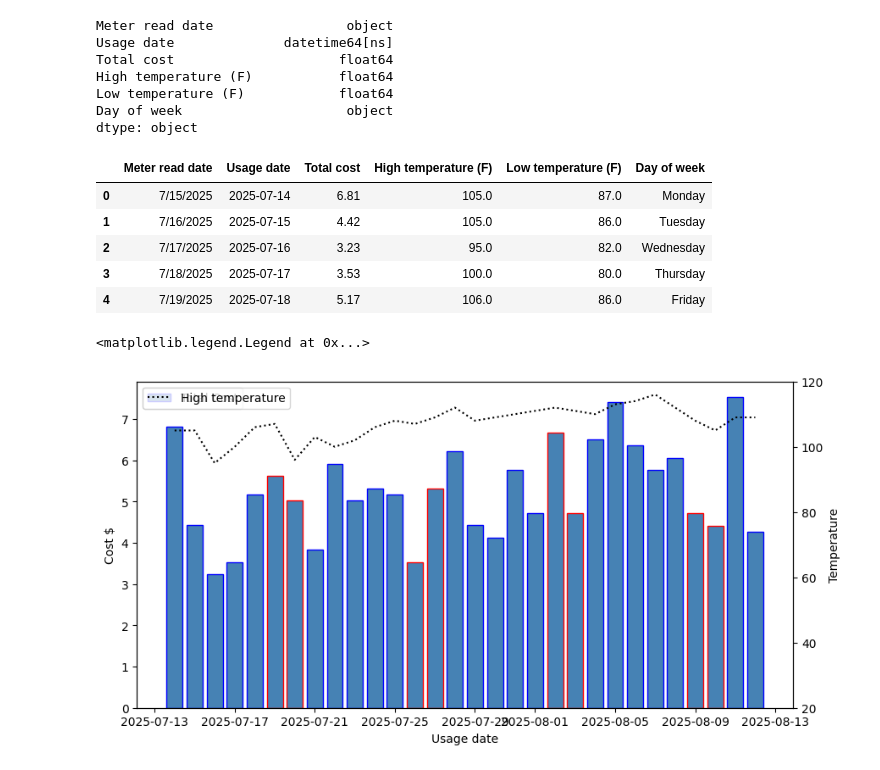
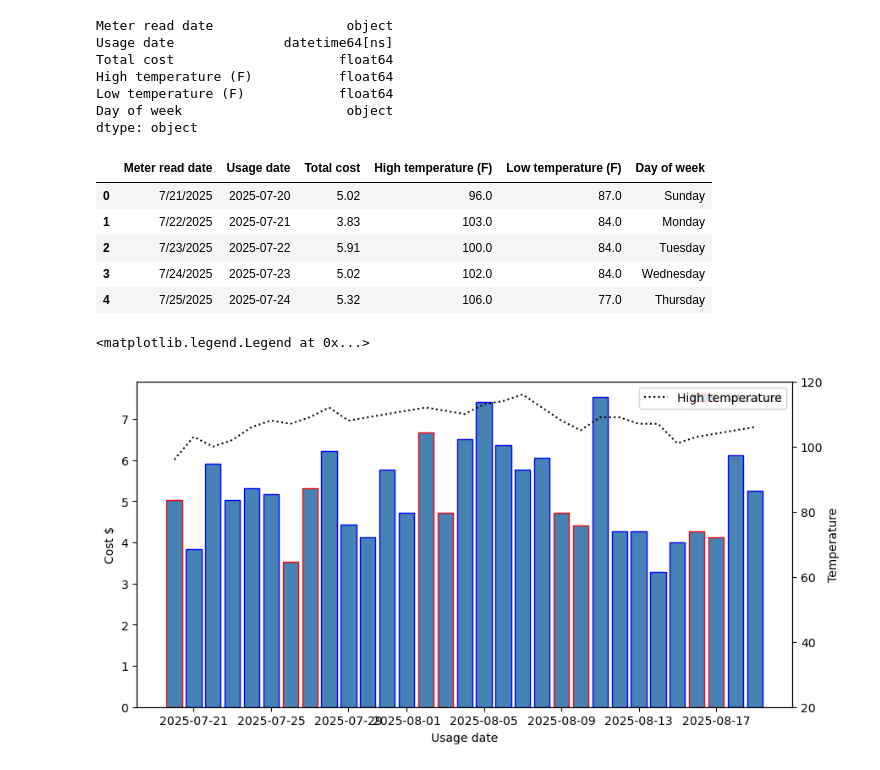
Before and after one commit to Natethanielr/custom_srp_dashboard, a Jupyter notebook: srp/srp.ipynb, the cells around one changed output. Drawn from its saved outputs; the diff is of its cells as text; code cells hidden in the pictures.

```diff
--- a/srp/srp.ipynb
+++ b/srp/srp.ipynb
@@ -4,31 +4,33 @@ import matplotlib.pyplot as plt
 import pandas as pd
 # %%
 # import daily cost csv
-df = pd.read_csv('dailyCost7_14_2025_to_8_12_2025.csv')
+df = pd.read_csv('dailyCost7_20_2025_to_8_19_2025.csv')
+# drop last combined row
+df = df.drop(df.index[-1])
 # import hourly cost csv
-df1 = pd.read_csv('hourlyCost7_14_2025_to_8_5_2025.csv')
+df1 = pd.read_csv('hourlyCost7_20_2025_to_8_19_2025.csv')
 # convert usage date to pandas datetime
 df['Usage date'] = pd.to_datetime(df['Usage date'])
 # remove $ and covert to float
 df['Total cost'] = df['Total cost'].replace({'\\$': '', ',': ''}, regex=True).astype(float)
 # create a new column with the day of week
 df['Day of week'] = df['Usage date'].dt.day_name()
 print(df.dtypes)
 df.head()
 # %% [output]
 Meter read date                 object
 Usage date              datetime64[ns]
 Total cost                     float64
 High temperature (F)           float64
 Low temperature (F)            float64
 Day of week                     object
 dtype: object
 |  | Meter read date | Usage date | Total cost | High temperature (F) | Low temperature (F) | Day of week |
-| 0 | 7/15/2025 | 2025-07-14 | 6.81 | 105.0 | 87.0 | Monday |
-| 1 | 7/16/2025 | 2025-07-15 | 4.42 | 105.0 | 86.0 | Tuesday |
-| 2 | 7/17/2025 | 2025-07-16 | 3.23 | 95.0 | 82.0 | Wednesday |
-| 3 | 7/18/2025 | 2025-07-17 | 3.53 | 100.0 | 80.0 | Thursday |
-| 4 | 7/19/2025 | 2025-07-18 | 5.17 | 106.0 | 86.0 | Friday |
+| 0 | 7/21/2025 | 2025-07-20 | 5.02 | 96.0 | 87.0 | Sunday |
+| 1 | 7/22/2025 | 2025-07-21 | 3.83 | 103.0 | 84.0 | Monday |
+| 2 | 7/23/2025 | 2025-07-22 | 5.91 | 100.0 | 84.0 | Tuesday |
+| 3 | 7/24/2025 | 2025-07-23 | 5.02 | 102.0 | 84.0 | Wednesday |
+| 4 | 7/25/2025 | 2025-07-24 | 5.32 | 106.0 | 77.0 | Thursday |
 # %%
 # create a list that assignes colors for the weekdays/weekends for Day of Week
 colors = ['red' if day in ['Saturday', 'Sunday'] else 'blue' for day in df['Day of week']]
@@ -47,6 +49,6 @@ ax.legend()
 ax1.legend()
 # %% [output]
 <matplotlib.legend.Legend at 0x...>
-[figure, old version]
+[figure, new version]
 # %%
 # get the mean, max, min, and standard deviation of the data set
```
Also changed, not shown: parts of 8 cells of this notebook, 3 other files.
